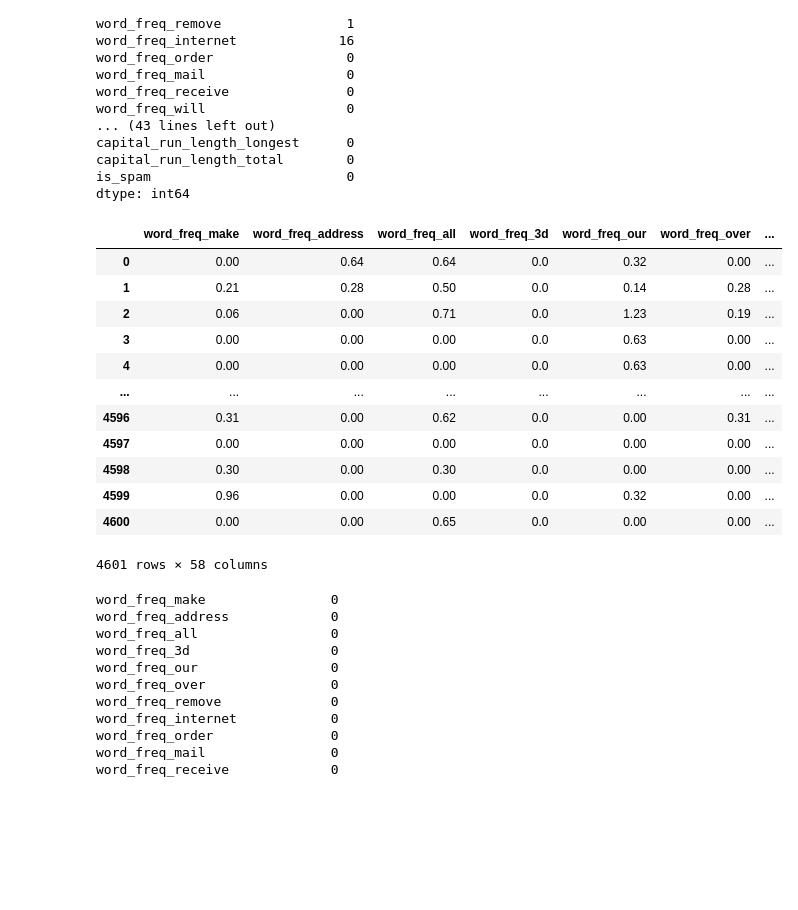
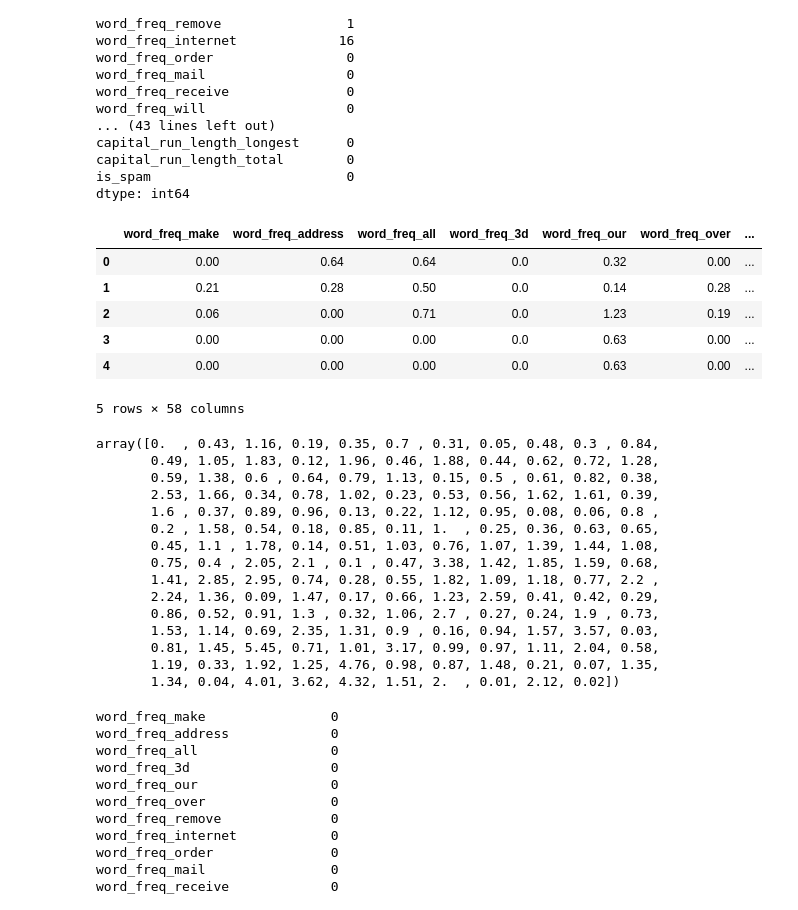
Before and after one commit to Venkatnelluri-max/Artificial-intelligence-CA--1, a Jupyter notebook: Vicky_ML_CA1.ipynb, the cells around one changed output. Cells and saved outputs as stored; diff of their text form; code cells hidden in the pictures; blank space fills up the shorter version.

```diff
--- a/Vicky_ML_CA1.ipynb
+++ b/Vicky_ML_CA1.ipynb
@@ -89,23 +134,35 @@ capital_run_length_total        0
 is_spam                         0
 dtype: int64
 # %%
-df
+df.head()
 # %% [output]
 |  | word_freq_make | word_freq_address | word_freq_all | word_freq_3d | word_freq_our | word_freq_over | ... |
 | 0 | 0.00 | 0.64 | 0.64 | 0.0 | 0.32 | 0.00 | ... |
 | 1 | 0.21 | 0.28 | 0.50 | 0.0 | 0.14 | 0.28 | ... |
 | 2 | 0.06 | 0.00 | 0.71 | 0.0 | 1.23 | 0.19 | ... |
 | 3 | 0.00 | 0.00 | 0.00 | 0.0 | 0.63 | 0.00 | ... |
 | 4 | 0.00 | 0.00 | 0.00 | 0.0 | 0.63 | 0.00 | ... |
-| ... | ... | ... | ... | ... | ... | ... | ... |
-| 4596 | 0.31 | 0.00 | 0.62 | 0.0 | 0.00 | 0.31 | ... |
-| 4597 | 0.00 | 0.00 | 0.00 | 0.0 | 0.00 | 0.00 | ... |
-| 4598 | 0.30 | 0.00 | 0.30 | 0.0 | 0.00 | 0.00 | ... |
-| 4599 | 0.96 | 0.00 | 0.00 | 0.0 | 0.32 | 0.00 | ... |
-| 4600 | 0.00 | 0.00 | 0.65 | 0.0 | 0.00 | 0.00 | ... |
-4601 rows × 58 columns
+5 rows × 58 columns
 # %%
 df.fillna(0, inplace=True)
+# %%
+df['word_freq_000'].unique()
+# %% [output]
+array([0.  , 0.43, 1.16, 0.19, 0.35, 0.7 , 0.31, 0.05, 0.48, 0.3 , 0.84,
+       0.49, 1.05, 1.83, 0.12, 1.96, 0.46, 1.88, 0.44, 0.62, 0.72, 1.28,
+       0.59, 1.38, 0.6 , 0.64, 0.79, 1.13, 0.15, 0.5 , 0.61, 0.82, 0.38,
+       2.53, 1.66, 0.34, 0.78, 1.02, 0.23, 0.53, 0.56, 1.62, 1.61, 0.39,
+       1.6 , 0.37, 0.89, 0.96, 0.13, 0.22, 1.12, 0.95, 0.08, 0.06, 0.8 ,
+       0.2 , 1.58, 0.54, 0.18, 0.85, 0.11, 1.  , 0.25, 0.36, 0.63, 0.65,
+       0.45, 1.1 , 1.78, 0.14, 0.51, 1.03, 0.76, 1.07, 1.39, 1.44, 1.08,
+       0.75, 0.4 , 2.05, 2.1 , 0.1 , 0.47, 3.38, 1.42, 1.85, 1.59, 0.68,
+       1.41, 2.85, 2.95, 0.74, 0.28, 0.55, 1.82, 1.09, 1.18, 0.77, 2.2 ,
+       2.24, 1.36, 0.09, 1.47, 0.17, 0.66, 1.23, 2.59, 0.41, 0.42, 0.29,
+       0.86, 0.52, 0.91, 1.3 , 0.32, 1.06, 2.7 , 0.27, 0.24, 1.9 , 0.73,
+       1.53, 1.14, 0.69, 2.35, 1.31, 0.9 , 0.16, 0.94, 1.57, 3.57, 0.03,
+       0.81, 1.45, 5.45, 0.71, 1.01, 3.17, 0.99, 0.97, 1.11, 2.04, 0.58,
+       1.19, 0.33, 1.92, 1.25, 4.76, 0.98, 0.87, 1.48, 0.21, 0.07, 1.35,
+       1.34, 0.04, 4.01, 3.62, 4.32, 1.51, 2.  , 0.01, 2.12, 0.02])
 # %%
 df.isnull().sum()
 # %% [output]
```
Also changed, not shown: parts of 25 cells of this notebook.
